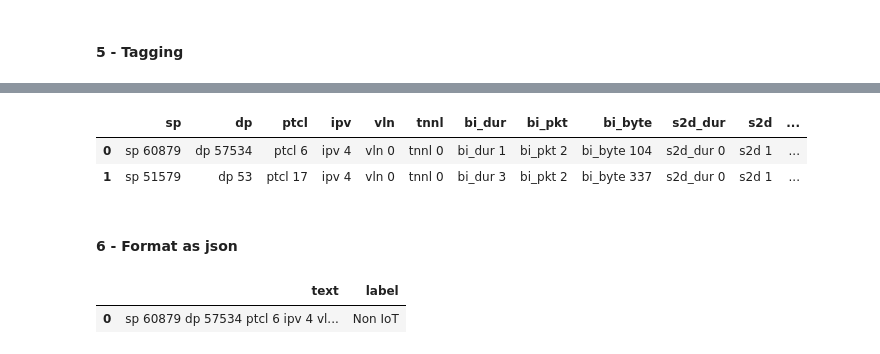
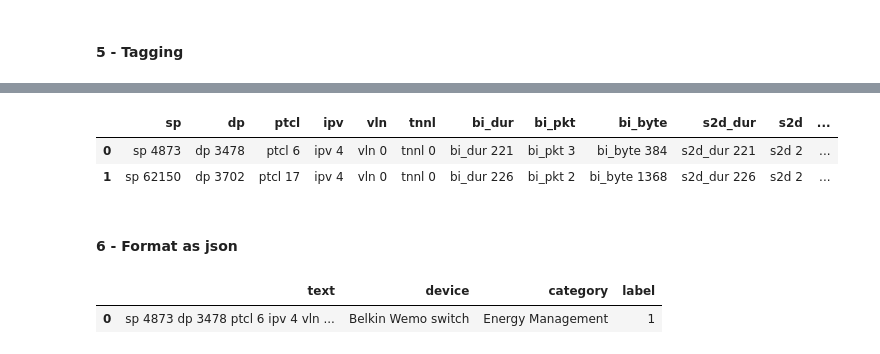
Before and after one commit to fdaus/transformer, a Jupyter notebook: CorpusfromCSV.ipynb, the cells around one changed output, grey strips where cells are left out. Drawn from its saved outputs; the diff is of its cells as text; code cells hidden in the pictures.

Commit message:
add multiple label

```diff
--- a/CorpusfromCSV.ipynb
+++ b/CorpusfromCSV.ipynb
@@ -303,7 +277,5 @@ Index(['sp', 'dp', 'ptcl', 'ipv', 'vln', 'tnnl', 'bi_dur', 'bi_pkt', 'bi_byte',
       dtype='object')
 # %%
 #shuffle
-df1=df1.sample(frac=1).reset_index()
+df1=df1.sample(frac=1,ignore_index=True)
+df1.head()
-# %%
-df1=df1.drop(columns=['index','level_0'])
-df1.head()
@@ -317,28 +282,30 @@ df1.head()
 # %%
 def tagging(df,delimiter=' '):
-    df=df.loc[:, df.columns !='category'].astype(str).apply(lambda x : x.name+delimiter+x)
+    df=df.loc[:, ~df.columns.isin(['device','label','category'])].astype(str).apply(lambda x : x.name+delimiter+x)
     return df
 
 df_tag = tagging(df1)
 df_tag.head(2)
 # %% [output]
 |  | sp | dp | ptcl | ipv | vln | tnnl | bi_dur | bi_pkt | bi_byte | s2d_dur | s2d | ... |
-| 0 | sp 60879 | dp 57534 | ptcl 6 | ipv 4 | vln 0 | tnnl 0 | bi_dur 1 | bi_pkt 2 | bi_byte 104 | s2d_dur 0 | s2d 1 | ... |
-| 1 | sp 51579 | dp 53 | ptcl 17 | ipv 4 | vln 0 | tnnl 0 | bi_dur 3 | bi_pkt 2 | bi_byte 337 | s2d_dur 0 | s2d 1 | ... |
+| 0 | sp 4873 | dp 3478 | ptcl 6 | ipv 4 | vln 0 | tnnl 0 | bi_dur 221 | bi_pkt 3 | bi_byte 384 | s2d_dur 221 | s2d 2 | ... |
+| 1 | sp 62150 | dp 3702 | ptcl 17 | ipv 4 | vln 0 | tnnl 0 | bi_dur 226 | bi_pkt 2 | bi_byte 1368 | s2d_dur 226 | s2d 2 | ... |
 # %% [markdown]
 #### 6 - Format as json
 # %%
 def prepare_json(df,df1):
     df2=pd.DataFrame()
     df2['text']=df['sp']+' '+df['dp']+' '+df['ptcl']+' '+df['ipv']+' '+df['vln']+' '+df['tnnl']+' '+df['bi_dur']+' '+df['bi_pkt']+' '+df['bi_byte']+' '+df['s2d_dur']+' '+df['s2d']+' '+df['s2d_byte']+' '+df['d2s_dur']+' '+df['d2s']+' '+df['d2s_byte']+' '+df['bi_min_ps']+' '+df['bi_mean_ps']+' '+df['bi_std_ps']+' '+df['bi_max_ps']+' '+df['s2d_min_ps']+' '+df['s2d_mean_ps']+' '+df['s2d_std_ps']+' '+df['s2d_max_ps']+' '+df['d2s_min_ps']+' '+df['d2s_mean_ps']+' '+df['d2s_std_ps']+' '+df['d2s_max_ps']+' '+df['bi_min_pi_ms']+' '+df['bi_mean_pi_ms']+' '+df['bi_std_pi_ms']+' '+df['bi_max_pi_ms']+' '+df['s2d_min_pi_ms']+' '+df['s2d_mean_pi_ms']+' '+df['s2d_std_pi_ms']+' '+df['s2d_max_pi_ms']+' '+df['d2s_min_pi_ms']+' '+df['d2s_mean_pi_ms']+' '+df['d2s_std_pi_ms']+' '+df['d2s_max_pi_ms']+' '+df['bi_syn']+' '+df['bi_cwr']+' '+df['bi_ece']+' '+df['bi_urg']+' '+df['bi_ack']+' '+df['bi_psh']+' '+df['bi_rst']+' '+df['bi_fin']+' '+df['s2d_syn']+' '+df['s2d_cwr']+' '+df['s2d_ece']+' '+df['s2d_urg']+' '+df['s2d_ack']+' '+df['s2d_psh']+' '+df['s2d_rst']+' '+df['s2d_fin']+' '+df['d2s_syn']+' '+df['d2s_cwr']+' '+df['d2s_ece']+' '+df['d2s_urg']+' '+df['d2s_ack']+' '+df['d2s_psh']+' '+df['d2s_rst']+' '+df['d2s_fin']+' '+df['app_name']+' '+df['app_cat']+' '+df['req_server_name']+' '+df['client_fingerprint']+' '+df['server_fingerprint']+' '+df['content_type']
-    df2['label']=df1['category']
+    df2['device']=df1['device']
+    df2['category']=df1['category']
+    df2['label']=df1['label']
     return df2
 
 df2 = prepare_json(df_tag,df1)
 df2.head(1)
 # %% [output]
-|  | text | label |
-| 0 | sp 60879 dp 57534 ptcl 6 ipv 4 vl... | Non IoT |
+|  | text | device | category | label |
+| 0 | sp 4873 dp 3478 ptcl 6 ipv 4 vln ... | Belkin Wemo switch | Energy Management | 1 |
 # %%
 def save_json(name):
     outpath="/mnt/c/Users/iotfs/OneDrive - Universiti Malaya/dataset/Dataset_csv/unsw/nfstream/"
```
Also changed, not shown: parts of 9 cells of this notebook.
